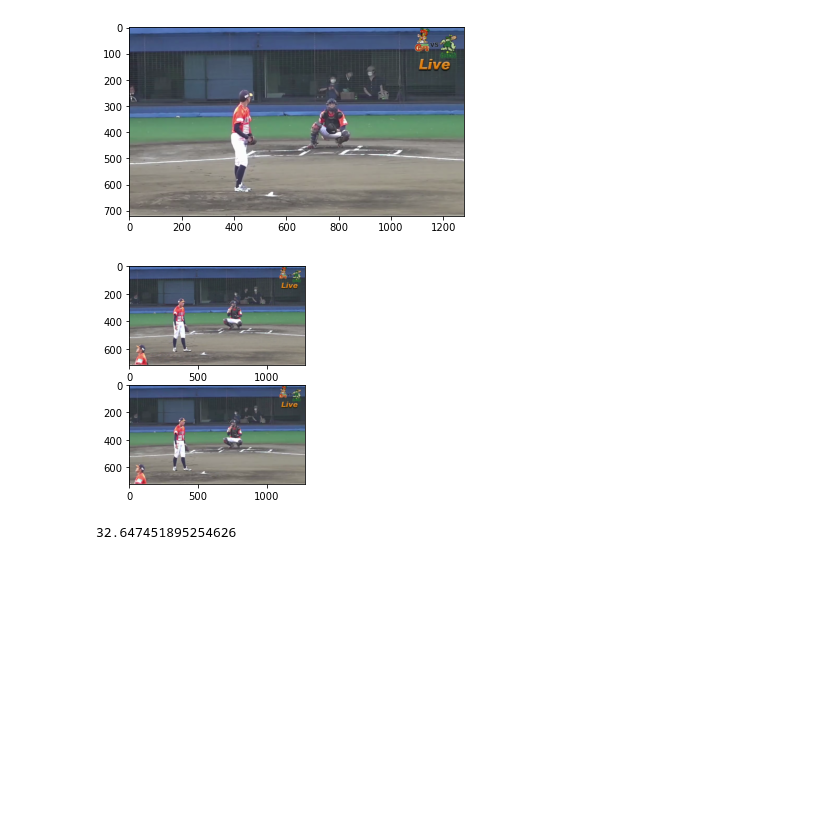
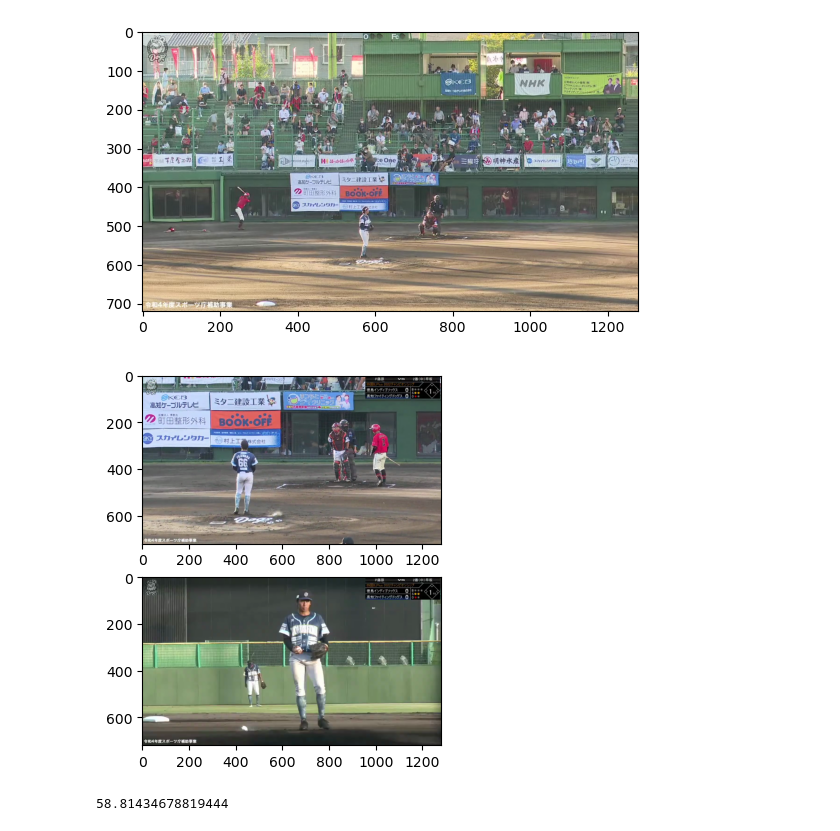
Before and after one commit to thajime0125/Sophia_Reserch, a Jupyter notebook: shot_detection/test.ipynb, the cells around one changed output. Saved outputs shown, nothing was run; the diff lists cells and outputs as text; code cells hidden in the pictures; blank space fills up the shorter version.

```diff
--- a/shot_detection/test.ipynb
+++ b/shot_detection/test.ipynb
@@ -3,7 +3,7 @@ import cv2
 import numpy as np
 import matplotlib.pyplot as plt
 import time
-filepath = "../game.mp4" # movie file
+filepath = "../data/kochi_gameonly.mp4" # movie file
 # %%
 def read_movie():
     movie = cv2.VideoCapture(filepath)
@@ -18,7 +18,7 @@ for i in range(target_frame):
     ret, frame = movie.read()
     plt.imshow(cv2.cvtColor(frame, cv2.COLOR_BGR2RGB))
 # %% [output]
-[figure, old version]
+[figure, new version]
 # %%
 def print_diff(frame_before, frame_after):
     plt.subplot(211)
@@ -26,21 +26,21 @@ def print_diff(frame_before, frame_after):
     plt.subplot(212)
     plt.imshow(cv2.cvtColor(frame, cv2.COLOR_BGR2RGB))
 # %%
-frame_count = 1000
+frame_count = 10000
 movie = read_movie()
 ret, frame = movie.read()
 for i in range(frame_count):
     frame_before = frame
     ret, frame = movie.read()
     frame_diff = cv2.absdiff(frame_before, frame)
     frame_mean = frame_diff.mean()
-    if frame_mean > 3:
+    if frame_mean > 40:
         print_diff(frame_before, frame)
         break
     # plt.imshow(cv2.cvtColor(frame, cv2.COLOR_BGR2RGB))
 # %% [output]
-[figure, old version]
+[figure, new version]
 # %%
 frame_diff.mean()
 # %% [output]
-32.647451895254626
+58.81434678819444
```
Also changed, not shown: 7 other files.
